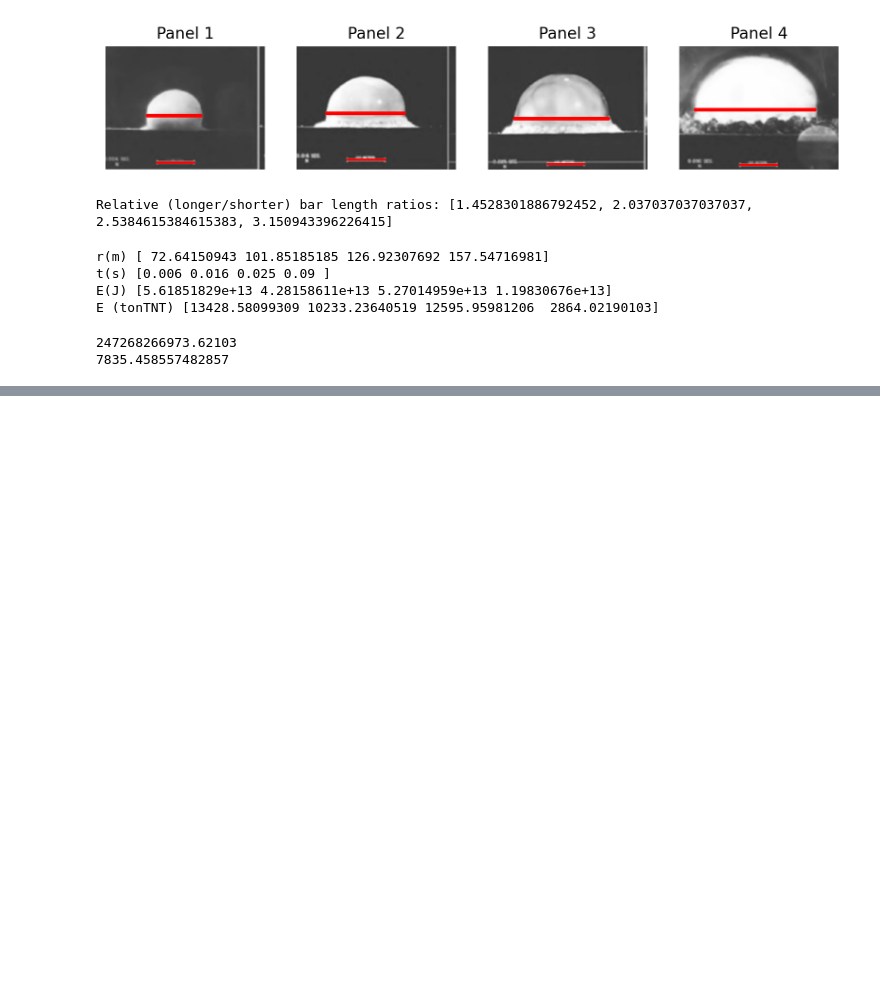
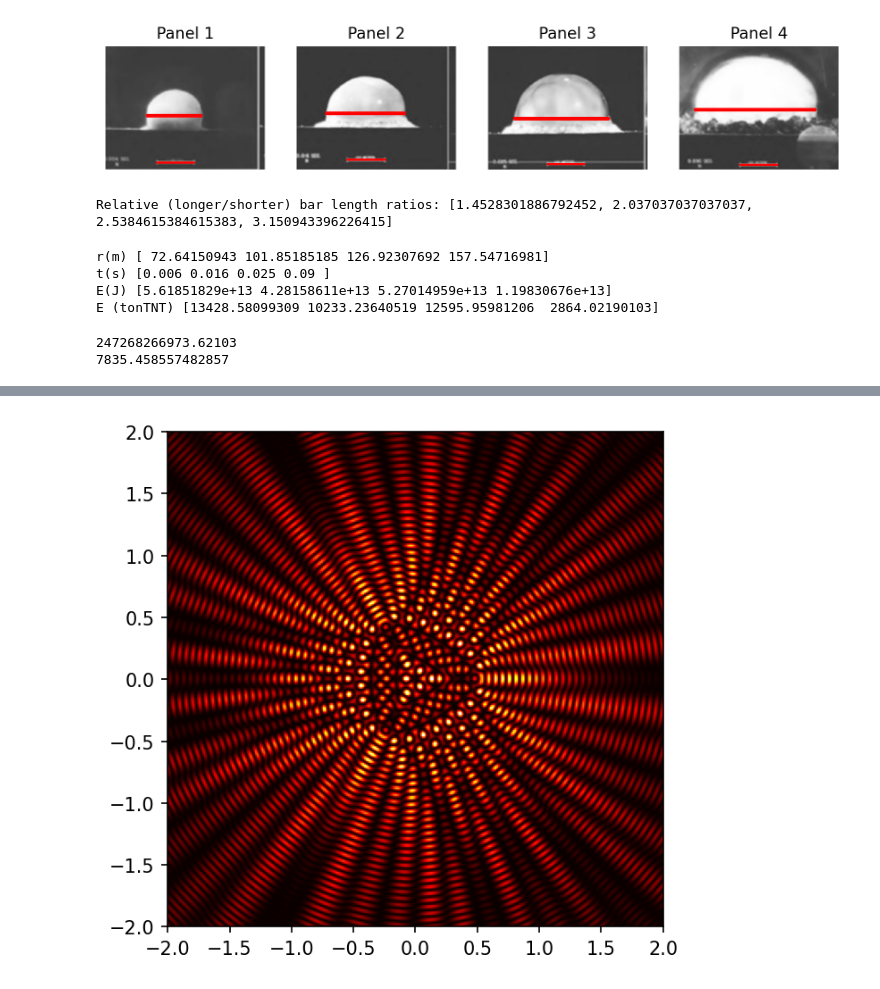
Before and after one commit to silvernuke911/Physics157, a Jupyter notebook: GRAVITY/module1.ipynb, the cells around one changed output, grey strips where cells are left out. Drawn from its saved outputs; the diff is of its cells as text; code cells hidden in the pictures; blank space fills up the shorter version.

```diff
--- a/GRAVITY/module1.ipynb
+++ b/GRAVITY/module1.ipynb
@@ -109,0 +204,27 @@ print(tyr)
+# %%
+import matplotlib.pyplot as plt
+ext = 2
+x = np.linspace(-ext,ext,300)
+y = np.linspace(-ext,ext,300)
+xv, yv = np.meshgrid(x,y)
+
+f = 60
+
+distance = 0.5
+n = 3
+offset = 0
+angles = offset+np.arange(0,360,(360/n))#[0,90,180,270]
+total = 0
+for angle in angles:
+    angle = np.deg2rad(angle)
+    r = np.sqrt((xv-distance*np.cos(angle))**2+(yv-distance*np.sin(angle))**2)
+    A = np.cos(f*r) / (r**2+1)**(1/2)
+    total += A
+total = total**2
+p99 = np.percentile(total, 99.95)
+total[total>=p99] =p99
+plt.figure(dpi=150)
+plt.imshow(total,extent=[-ext,ext,-ext,ext],cmap = 'hot')
+plt.show()
+# %% [output]
+[figure, added]
```
Also changed, not shown: parts of 15 cells of this notebook, 31 other files.
